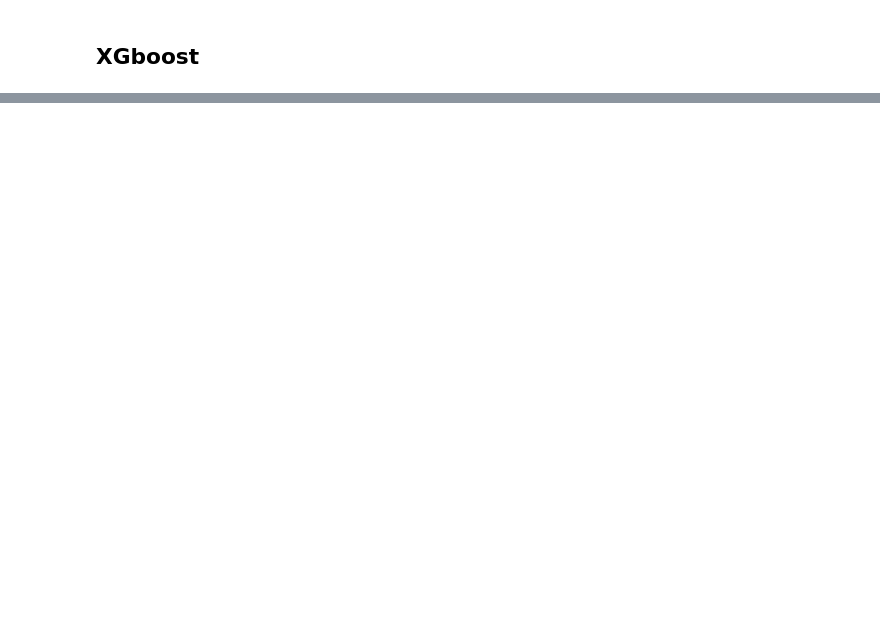
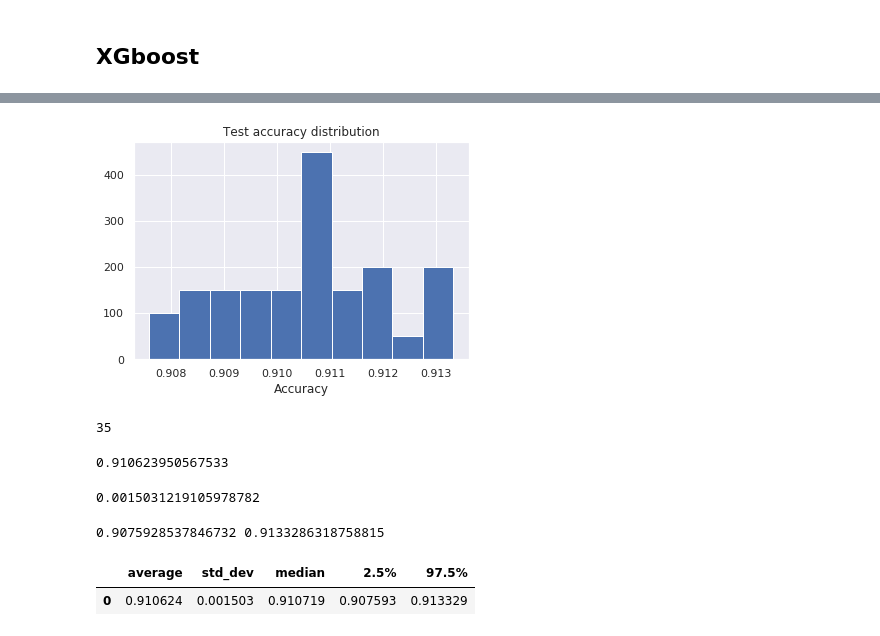
Before and after one commit to joaomvg/uci-drug-review-dataset, a Jupyter notebook: drugs-dataset.ipynb, the cells around one changed output, grey strips where cells are left out. Cells and saved outputs as stored; diff of their text form; code cells hidden in the pictures; blank space fills up the shorter version.

```diff
--- a/drugs-dataset.ipynb
+++ b/drugs-dataset.ipynb
@@ -251,0 +1348,5 @@ model.fit(cv_train,train_df.condcopy)
+# %%
+params={'n_estimators':100,'max_depth':300,'max_features':150,'random_state':100,'verbose':1,'n_jobs':-1}
+RFmodel=RandomForestClassifier(**params)
+# %%
+RFmodel.fit(x_train,y_train)
@@ -251,0 +1374,28 @@ model.fit(cv_train,train_df.condcopy)
+# %%
+params={"n_estimators": 20, "max_depth": 500, "max_features": "auto", "random_state": 100, "verbose": 0, "n_jobs": -1}
+# %%
+try:
+    # if acc_train_list already exists, I do not lose previous data
+    #if these variables do not exist, empty lists are created
+    if len(acc_train_list)!=0 and len(acc_test_list)!=0:
+        pass
+except:
+    acc_train_list=[]
+    acc_test_list=[]
+
+for i in range(8):
+    state=np.random.randint(1,1000)
+    x_train,x_test,y_train,y_test=train_test_split(reviews_tv50k,data['sentiment'].values,test_size=0.2,random_state=state)
+
+    params['random_state']=np.random.randint(1,1000)
+    RFmodel=RandomForestClassifier(**params)
+    RFmodel.fit(x_train,y_train)
+
+    preds_train = RFmodel.predict(x_train)
+    acc_train = accuracy_score(preds_train, y_train)
+    acc_train_list.append(acc_train)
+    preds_test = RFmodel.predict(x_test)
+    acc_test = accuracy_score(preds_test, y_test)
+    acc_test_list.append(acc_test)
+
+    print("Iteration: ",i,", train acc: ",acc_train,", test acc: ",acc_test)
@@ -251,0 +1411,35 @@ model.fit(cv_train,train_df.condcopy)
+# %%
+plt.hist(acc_test_list,bins=10,density=True)
+plt.title('Test accuracy distribution')
+plt.xlabel('Accuracy')
+plt.savefig('test_acc_distrib.png')
+plt.show()
+# %% [output]
+[figure, added]
+# %%
+len(acc_test_list)
+# %% [output]
+35
+# %%
+avg_test=sum(acc_test_list)/len(acc_test_list)
+print(avg_test)
+# %% [output]
+0.910623950567533
+# %%
+# standard-deviation
+std_dev=[(x-avg_test)**2 for x in acc_test_list]
+std_dev=sum(std_dev)/len(acc_test_list)
+std_dev=np.sqrt(std_dev)
+print(std_dev)
+# %% [output]
+0.0015031219105978782
+# %%
+# two-sided 2.5% pvalues
+print(sorted(acc_test_list)[0],sorted(acc_test_list)[-1])
+# %% [output]
+0.9075928537846732 0.9133286318758815
+# %%
+pd.DataFrame.from_dict({'average':[avg_test],'std_dev':std_dev,'median':[sorted(acc_test_list)[17]],'2.5%':[sorted(acc_test_list)[0]],'97.5%':[sorted(acc_test_list)[-1]]})
+# %% [output]
+|  | average | std_dev | median | 2.5% | 97.5% |
+| 0 | 0.910624 | 0.001503 | 0.910719 | 0.907593 | 0.913329 |
```
Also changed, not shown: parts of 431 cells of this notebook.
